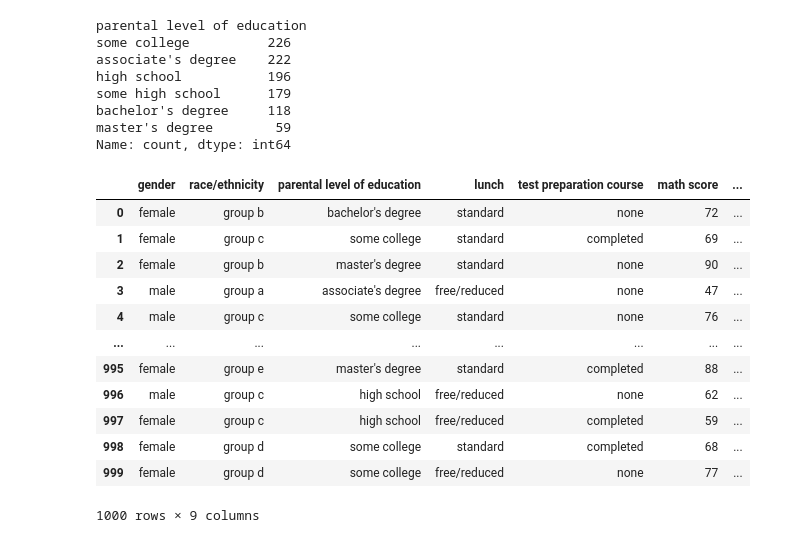
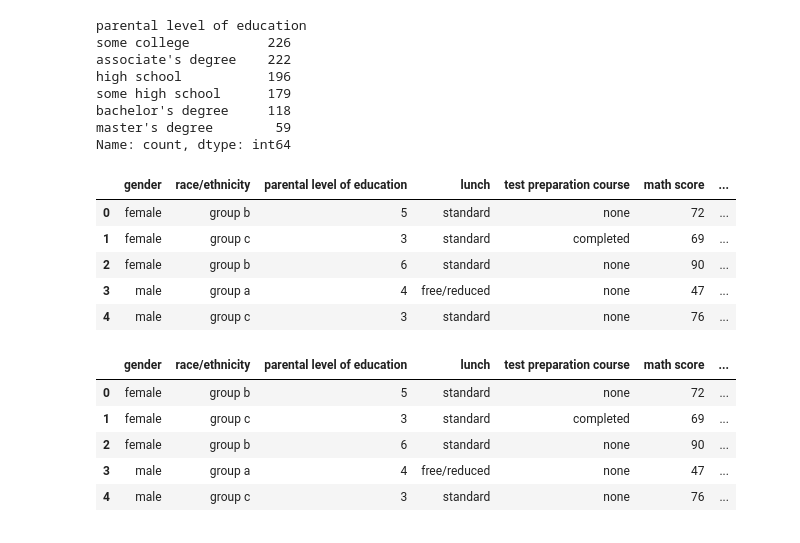
Before and after one commit to 537220y/data-science, a Jupyter notebook: project1/1.ipynb, the cells around one changed output. Drawn from its saved outputs; the diff is of its cells as text; code cells hidden in the pictures.

```diff
--- a/project1/1.ipynb
+++ b/project1/1.ipynb
@@ -115,21 +115,28 @@ bachelor's degree     118
 master's degree        59
 Name: count, dtype: int64
 # %%
+# 该cell只能运行一次，因为二次运行时parental level of education的元素变成了数值，map找不到key
 education_rank = {"some high school":1,"high school":2,"some college":3,
                   "associate's degree":4,"bachelor's degree":5,"master's degree":6}
-df["education_rank"] = df["parental level of education"].map(education_rank)
-df
+df["parental level of education"] = df["parental level of education"].map(education_rank)
-# %% [output]
-|  | gender | race/ethnicity | parental level of education | lunch | test preparation course | math score | ... |
-| 0 | female | group b | bachelor's degree | standard | none | 72 | ... |
-| 1 | female | group c | some college | standard | completed | 69 | ... |
-| 2 | female | group b | master's degree | standard | none | 90 | ... |
-| 3 | male | group a | associate's degree | free/reduced | none | 47 | ... |
-| 4 | male | group c | some college | standard | none | 76 | ... |
-| ... | ... | ... | ... | ... | ... | ... | ... |
-| 995 | female | group e | master's degree | standard | completed | 88 | ... |
-| 996 | male | group c | high school | free/reduced | none | 62 | ... |
-| 997 | female | group c | high school | free/reduced | completed | 59 | ... |
-| 998 | female | group d | some college | standard | completed | 68 | ... |
-| 999 | female | group d | some college | free/reduced | none | 77 | ... |
-1000 rows × 9 columns
+# %%
+df["Average Score"] = (df["math score"] + df["reading score"] + df["writing score"])/3
+df.head()
+# %% [output]
+|  | gender | race/ethnicity | parental level of education | lunch | test preparation course | math score | ... |
+| 0 | female | group b | 5 | standard | none | 72 | ... |
+| 1 | female | group c | 3 | standard | completed | 69 | ... |
+| 2 | female | group b | 6 | standard | none | 90 | ... |
+| 3 | male | group a | 4 | free/reduced | none | 47 | ... |
+| 4 | male | group c | 3 | standard | none | 76 | ... |
+# %%
+# wrong: df["High Achiever"] = 1 if df["Average Score"] >=75 else 0
+df["High Achiever"] = (df["Average Score"] >= 75).astype(int)
+df.head()
+# %% [output]
+|  | gender | race/ethnicity | parental level of education | lunch | test preparation course | math score | ... |
+| 0 | female | group b | 5 | standard | none | 72 | ... |
+| 1 | female | group c | 3 | standard | completed | 69 | ... |
+| 2 | female | group b | 6 | standard | none | 90 | ... |
+| 3 | male | group a | 4 | free/reduced | none | 47 | ... |
+| 4 | male | group c | 3 | standard | none | 76 | ... |
```
Also changed, not shown: parts of 7 cells of this notebook.
